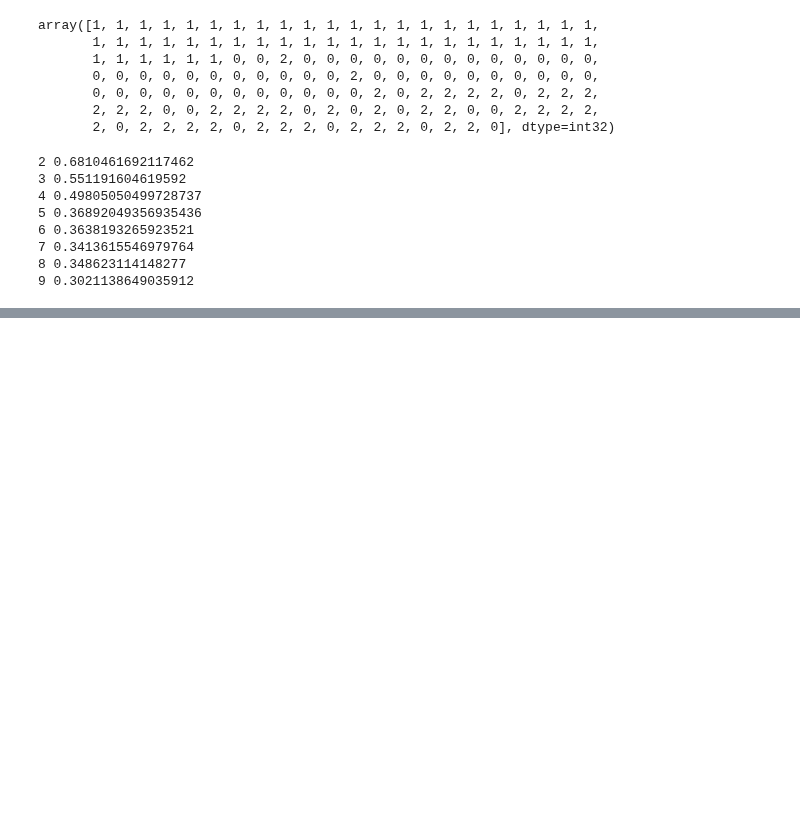
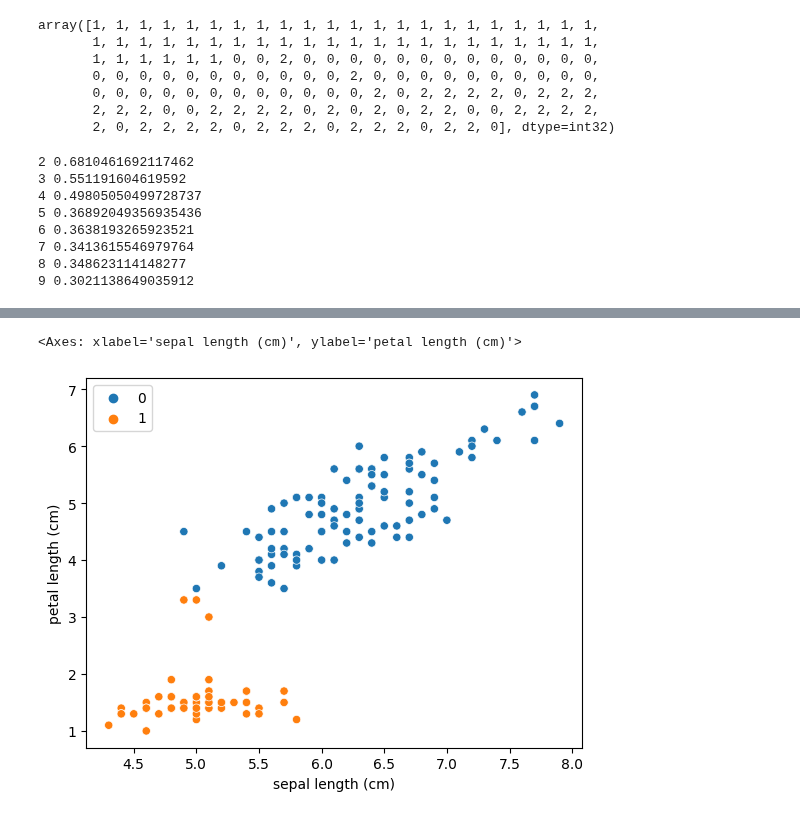
Before and after one commit to Elwing-Chou/tiba0619, a Jupyter notebook: cluster.ipynb, the cells around one changed output, grey strips where cells are left out. Drawn from its saved outputs; the diff is of its cells as text; code cells hidden in the pictures; blank space fills up the shorter version.

```diff
--- a/cluster.ipynb
+++ b/cluster.ipynb
@@ -70,0 +86,10 @@ for k in range(2, 10):
+# %%
+cluster = KMeans(n_clusters=2)
+cluster.fit(x)
+sns.scatterplot(data=df,
+        x="sepal length (cm)",
+        y="petal length (cm)",
+        hue=cluster.labels_)
+# %% [output]
+<Axes: xlabel='sepal length (cm)', ylabel='petal length (cm)'>
+[figure, added]
```
Also changed, not shown: parts of 3 cells of this notebook.
